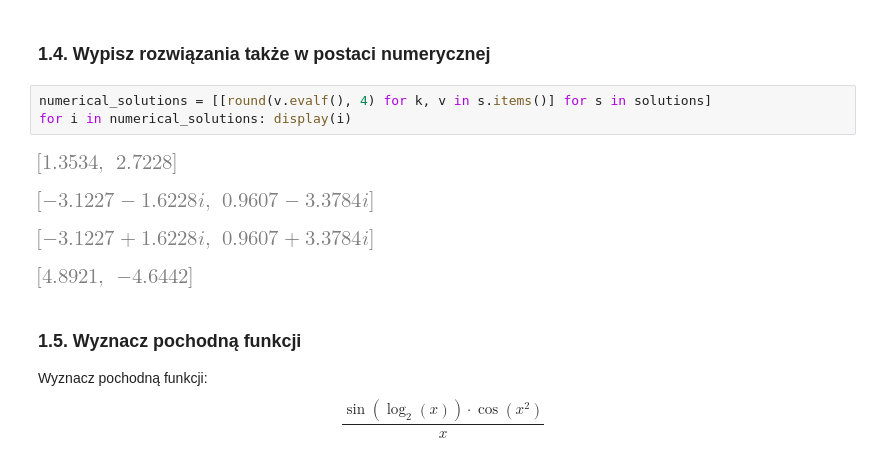
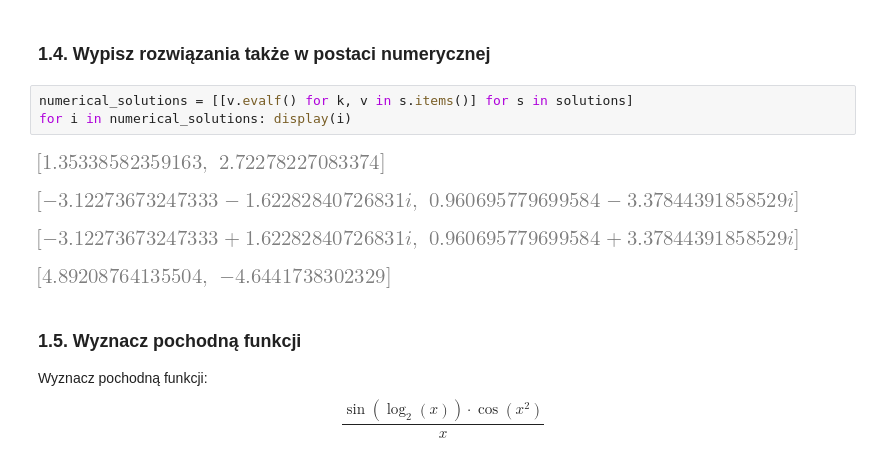
Before and after one commit to niz-ka/kck, a Jupyter notebook: lab2/Numpy_Sympy.ipynb, the cells around one changed output. Cells and saved outputs as stored; diff of their text form.

Commit message:
Delete round() method

```diff
--- a/lab2/Numpy_Sympy.ipynb
+++ b/lab2/Numpy_Sympy.ipynb
@@ -52,13 +52,13 @@ Liczba rozwiązań: 4
 # %% [markdown]
 ### 1.4. Wypisz rozwiązania także w postaci numerycznej
 # %%
-numerical_solutions = [[round(v.evalf(), 4) for k, v in s.items()] for s in solutions]
+numerical_solutions = [[v.evalf() for k, v in s.items()] for s in solutions]
 for i in numerical_solutions: display(i)
 # %% [output]
-[figure, old version]
+[figure, new version]
-[figure, old version]
+[figure, new version]
-[figure, old version]
+[figure, new version]
-[figure, old version]
+[figure, new version]
 # %% [markdown]
 ### 1.5. Wyznacz pochodną funkcji
 Wyznacz pochodną funkcji:
```
Also changed, not shown: parts of 1 cell of this notebook.
